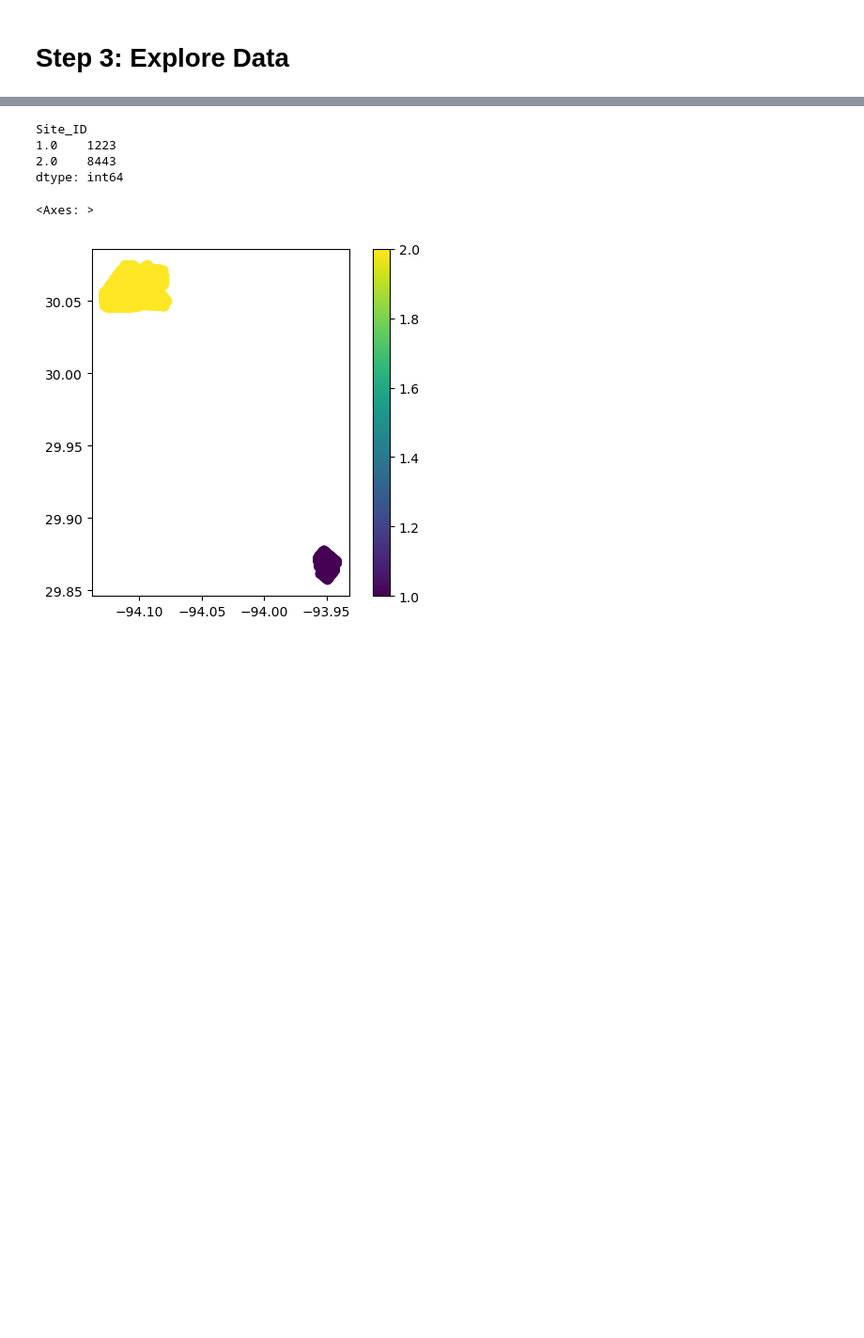
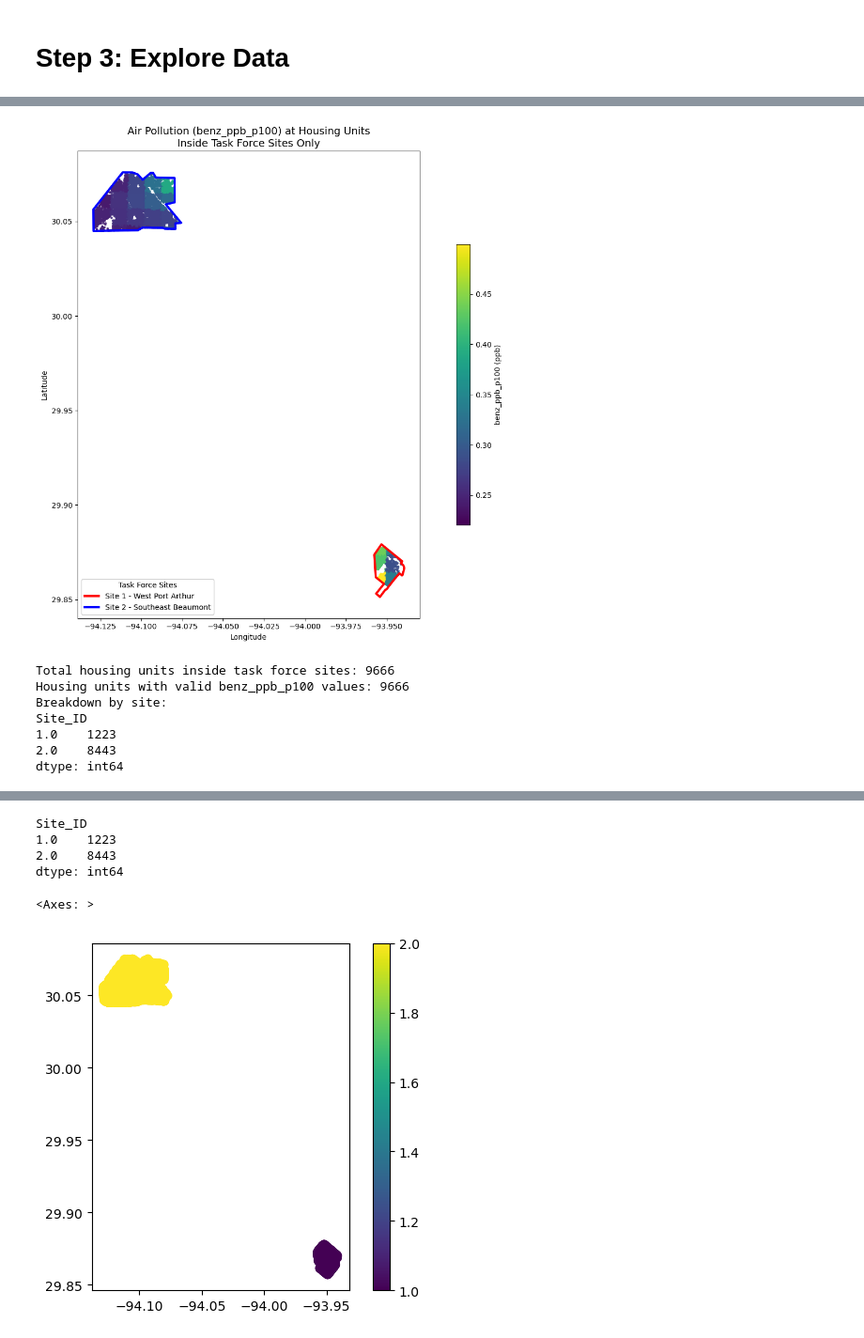
Before and after one commit to npr99/integrate_people_theme1_cookbook, a Jupyter notebook: integrate_people_sites.ipynb, the cells around one changed output, grey strips where cells are left out. Shown at 94% size. Drawn from its saved outputs; the diff is of its cells as text; code cells hidden in the pictures; blank space fills up the shorter version.

```diff
--- a/integrate_people_sites.ipynb
+++ b/integrate_people_sites.ipynb
@@ -426,0 +698,48 @@ plt.show()
+# %%
+# make maps of the air pollution using the hua_air_gdf data
+# Create comprehensive maps showing air pollution at housing unit locations
+# Only show HUA points that are INSIDE the task force sites
+
+# Filter to only show housing units inside task force sites
+hua_inside_sites = hua_air_gdf[hua_air_gdf['Site_ID'].notna()]
+
+# 1. Overall map of air pollution at housing units INSIDE task force sites
+fig, ax = plt.subplots(figsize=(14, 10))
+
+# Plot only housing units inside task force sites, colored by air pollution values
+hua_inside_sites.plot(column=f'{first_pollutant}_ppb', ax=ax, legend=True,
+                      cmap='viridis', markersize=5, alpha=0.8,
+                      legend_kwds={'label': f'{first_pollutant} (ppb)', 'shrink': 0.6})
+
+# Add task force site boundaries
+tfsites_gdf.plot(ax=ax, facecolor='none',
+                 edgecolor=['red', 'blue'], linewidth=3,
+                 column='Site_Name')
+
+# Create custom legend for site boundaries (moved to lower left)
+import matplotlib.lines as mlines
+site1_line = mlines.Line2D([], [], color='red', linewidth=3, label='Site 1 - West Port Arthur')
+site2_line = mlines.Line2D([], [], color='blue', linewidth=3, label='Site 2 - Southeast Beaumont')
+legend1 = ax.legend(handles=[site1_line, site2_line], title='Task Force Sites',
+                   loc='lower left', bbox_to_anchor=(0, 0))
+ax.add_artist(legend1)  # Keep both legends
+
+plt.title(f"Air Pollution ({first_pollutant}) at Housing Units\nInside Task Force Sites Only", fontsize=14)
+plt.xlabel("Longitude")
+plt.ylabel("Latitude")
+plt.tight_layout()
+plt.show()
+
+print(f"Total housing units inside task force sites: {len(hua_inside_sites)}")
+print(f"Housing units with valid {first_pollutant} values: {hua_inside_sites[f'{first_pollutant}_ppb'].notna().sum()}")
+print(f"Breakdown by site:")
+print(hua_inside_sites.groupby('Site_ID').size())
+# %% [output]
+[figure, added]
+Total housing units inside task force sites: 9666
+Housing units with valid benz_ppb_p100 values: 9666
+Breakdown by site:
+Site_ID
+1.0    1223
+2.0    8443
+dtype: int64
```
Also changed, not shown: parts of 13 cells of this notebook, 3 other files.
